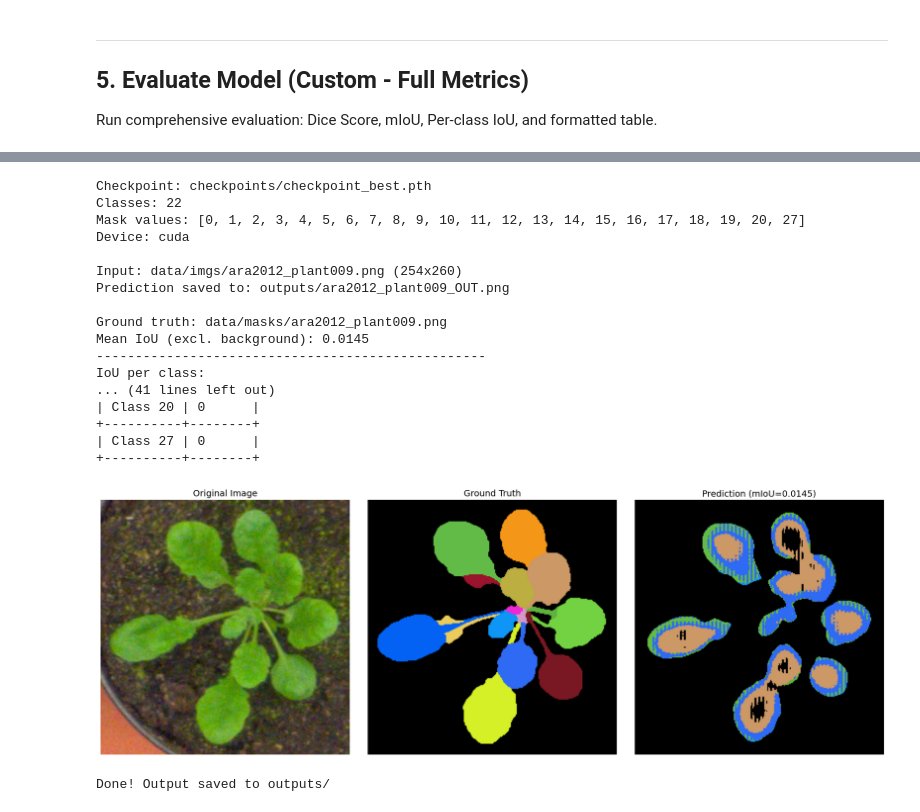
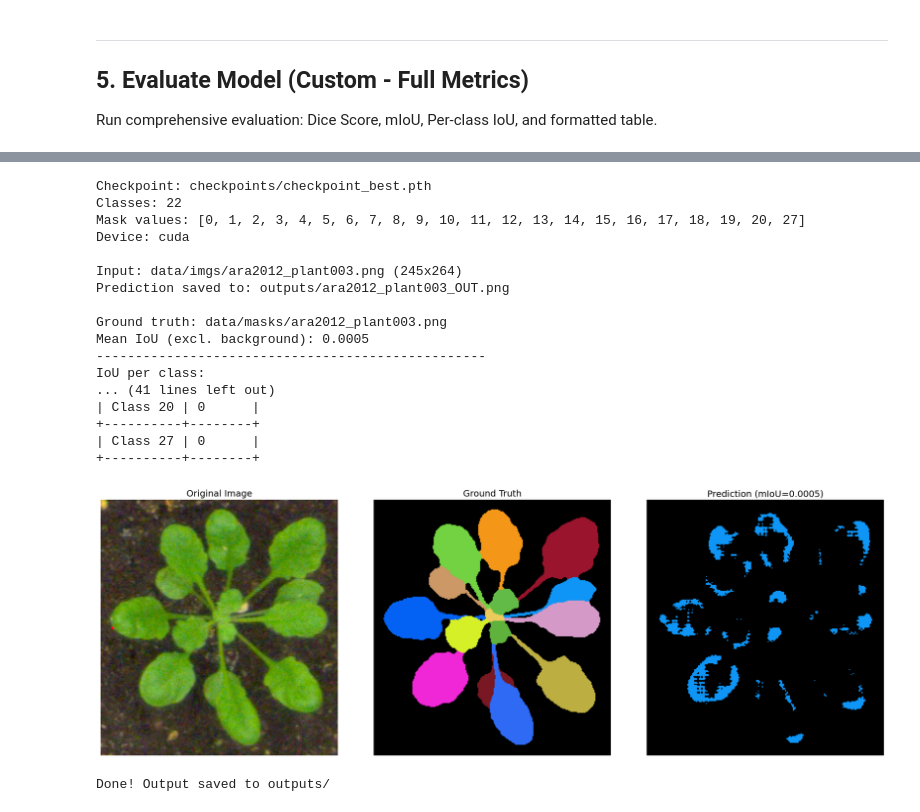
Before and after one commit to HaikalFK/segmentasi-unet, a Jupyter notebook: Colab_Training_Orchestrator.ipynb, the cells around one changed output, grey strips where cells are left out. Drawn from its saved outputs; the diff is of its cells as text; code cells hidden in the pictures.

```diff
--- a/Colab_Training_Orchestrator.ipynb
+++ b/Colab_Training_Orchestrator.ipynb
@@ -448,7 +628,7 @@ from unet import UNet
 
 # Config
 CHECKPOINT_PATH = 'checkpoints/checkpoint_best.pth'
-SAMPLE_IMAGE = 'data/imgs/ara2012_plant009.png'
+SAMPLE_IMAGE = 'data/imgs/ara2012_plant003.png'
 SCALE = 0.5
 BILINEAR = False
 OUTPUT_DIR = 'outputs'
@@ -584,36 +764,36 @@ if mask_path.exists():
     plt.tight_layout()
     plt.show()
 else:
     fig, axes = plt.subplots(1, 2, figsize=(12, 6))
     axes[0].imshow(img)
     axes[0].set_title('Original Image', fontsize=14)
     axes[0].axis('off')
 
     axes[1].imshow(pred_rgb)
     axes[1].set_title('Prediction', fontsize=14)
     axes[1].axis('off')
 
     plt.tight_layout()
     plt.show()
 
 print(f'\nDone! Output saved to {OUTPUT_DIR}/')
 # %% [output]
 Checkpoint: checkpoints/checkpoint_best.pth
 Classes: 22
 Mask values: [0, 1, 2, 3, 4, 5, 6, 7, 8, 9, 10, 11, 12, 13, 14, 15, 16, 17, 18, 19, 20, 27]
 Device: cuda
 
-Input: data/imgs/ara2012_plant009.png (254x260)
-Prediction saved to: outputs/ara2012_plant009_OUT.png
+Input: data/imgs/ara2012_plant003.png (245x264)
+Prediction saved to: outputs/ara2012_plant003_OUT.png
 
-Ground truth: data/masks/ara2012_plant009.png
-Mean IoU (excl. background): 0.0145
+Ground truth: data/masks/ara2012_plant003.png
+Mean IoU (excl. background): 0.0005
 --------------------------------------------------
 IoU per class:
 ... (41 lines left out)
 | Class 20 | 0      |
 +----------+--------+
 | Class 27 | 0      |
 +----------+--------+
-[figure, old version]
+[figure, new version]
 Done! Output saved to outputs/
```
Also changed, not shown: parts of 5 cells of this notebook, 46 other files.
